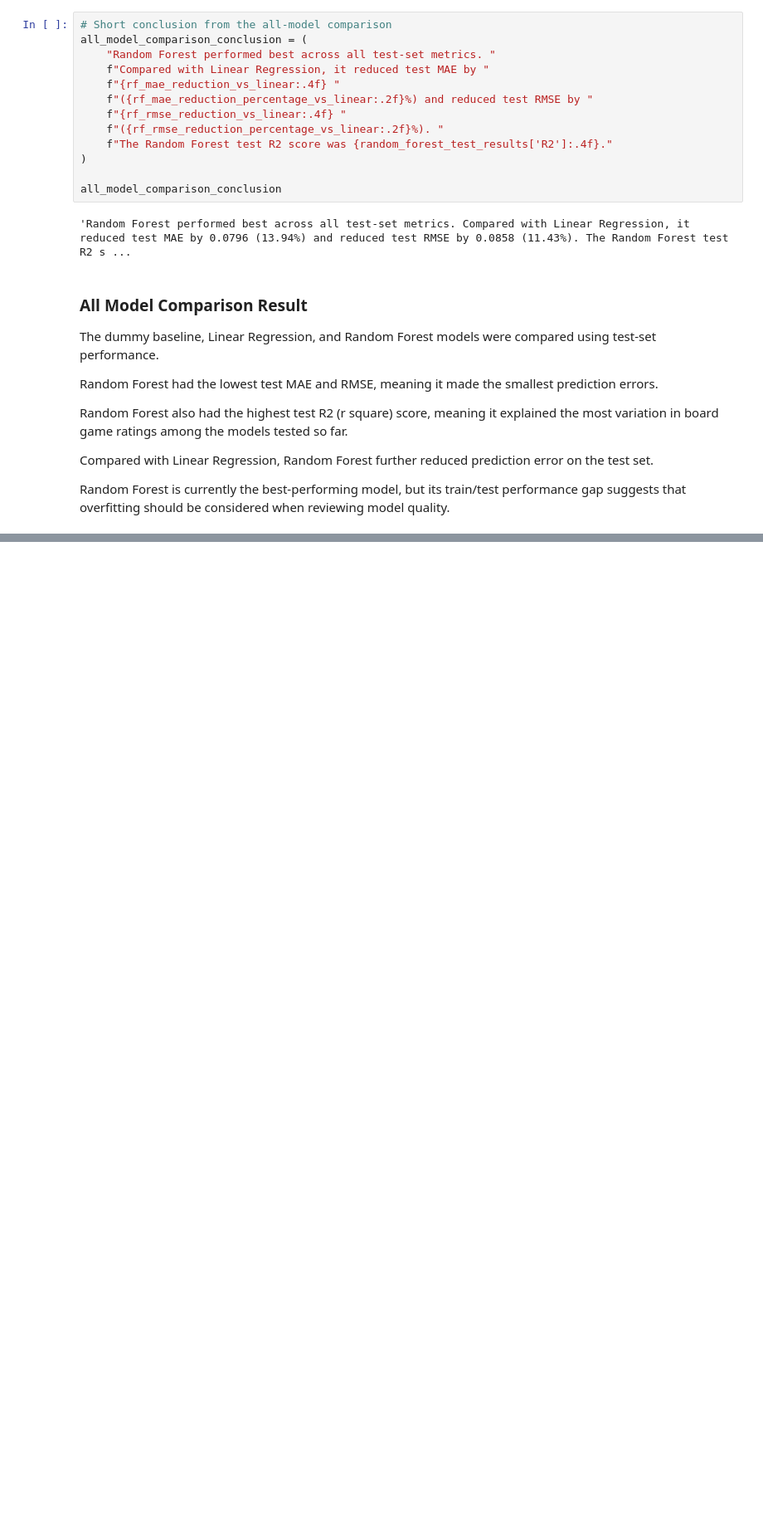
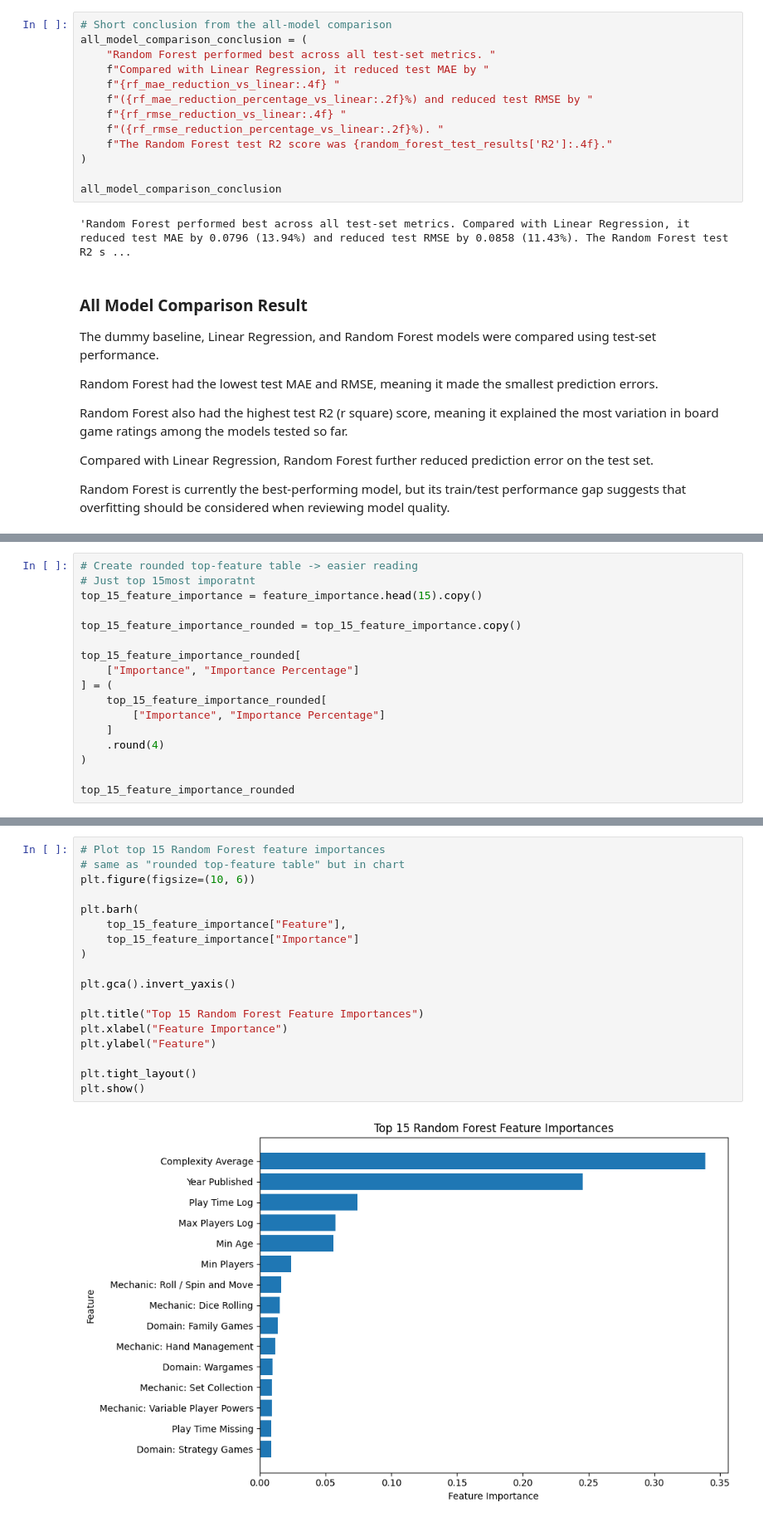
Before and after one commit to Agnogh/board-game-rating-predictor, a Jupyter notebook: notebooks/06_model_improvement_and_selection.ipynb, the cells around one changed output, grey strips where cells are left out. Shown at 83% size. Drawn from its saved outputs; the diff is of its cells as text; blank space fills up the shorter version.

```diff
--- a/notebooks/06_model_improvement_and_selection.ipynb
+++ b/notebooks/06_model_improvement_and_selection.ipynb
@@ -600,0 +652,17 @@ Random Forest is currently the best-performing model, but its train/test perform
+# %%
+# Create rounded top-feature table -> easier reading
+# Just top 15most imporatnt
+top_15_feature_importance = feature_importance.head(15).copy()
+
+top_15_feature_importance_rounded = top_15_feature_importance.copy()
+
+top_15_feature_importance_rounded[
+    ["Importance", "Importance Percentage"]
+] = (
+    top_15_feature_importance_rounded[
+        ["Importance", "Importance Percentage"]
+    ]
+    .round(4)
+)
+
+top_15_feature_importance_rounded
@@ -600,0 +686,20 @@ Random Forest is currently the best-performing model, but its train/test perform
+# %%
+# Plot top 15 Random Forest feature importances
+# same as "rounded top-feature table" but in chart
+plt.figure(figsize=(10, 6))
+
+plt.barh(
+    top_15_feature_importance["Feature"],
+    top_15_feature_importance["Importance"]
+)
+
+plt.gca().invert_yaxis()
+
+plt.title("Top 15 Random Forest Feature Importances")
+plt.xlabel("Feature Importance")
+plt.ylabel("Feature")
+
+plt.tight_layout()
+plt.show()
+# %% [output]
+[figure, added]
```
Also changed, not shown: parts of 11 cells of this notebook, 1 other file.
